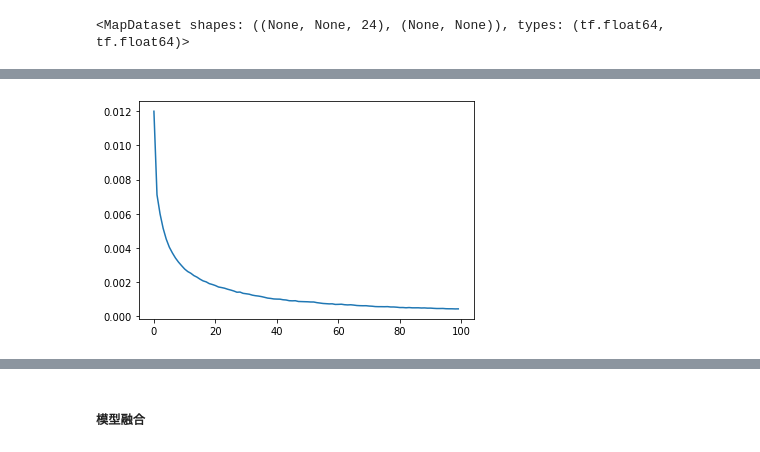
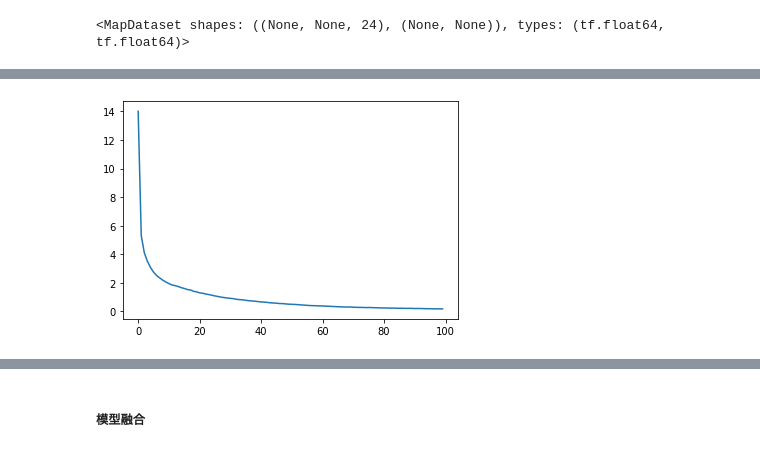
Before and after one commit to ZongXR/Smart-Building-Energy-Consumption-Prediction, a Jupyter notebook: notebooks/main-B.ipynb, the cells around one changed output, grey strips where cells are left out. Drawn from its saved outputs; the diff is of its cells as text; code cells hidden in the pictures.

```diff
--- a/notebooks/main-B.ipynb
+++ b/notebooks/main-B.ipynb
@@ -285,9 +284,6 @@ data['year'] = list(map(lambda x: x.year, data.index.to_list()))
 data["temp"] = data["temp"].rolling("12H").mean()
 data["is_summer"] = data["month"].apply(lambda x: x in (6, 7, 8)).astype(int)
 data["is_winter"] = data["month"].apply(lambda x: x in (12, 1, 2)).astype(int)
-data["value_air"] = data["value_air"] / data["value_total"]
-data["value_socket"] = data["value_socket"] / data["value_total"]
-data["value_light"] = data["value_light"] / data["value_total"]
 # data = pd.concat([data.loc[: "2015-08-03 23:00:00"].dropna(), data.loc["2015-08-04 00:00:00" : "2015-08-10 23:00:00"]], axis=0)
 data
 # %% [output]
@@ -538,7 +534,7 @@ model_socket5.compile(
 try:
     model_socket5.load_weights("../models/LSTM_socket.h5")
     logging.info("loading LSTM model from ../models/LSTM_socket.h5")
-except OSError as e:
+except (OSError, ValueError) as e:
     history: History = model_socket5.fit(
         ds_socket,
         batch_size=128,
@@ -693,7 +692,7 @@ model_light5.compile(
 try:
     model_light5.load_weights("../models/LSTM_light.h5")
     logging.info("loading LSTM model from ../models/LSTM_light.h5")
-except OSError as e:
+except (OSError, ValueError) as e:
     history: History = model_light5.fit(
         ds_light,
         batch_size=128,
@@ -731,3 +730,3 @@ Epoch 100/100
-[figure, old version]
+[figure, new version]
 # %%
 light_pred5 = model_light5.predict(np.expand_dims(x_test_light.values, 0))[0, :, 0]
```
Also changed, not shown: parts of 25 cells of this notebook, 6 other files.
